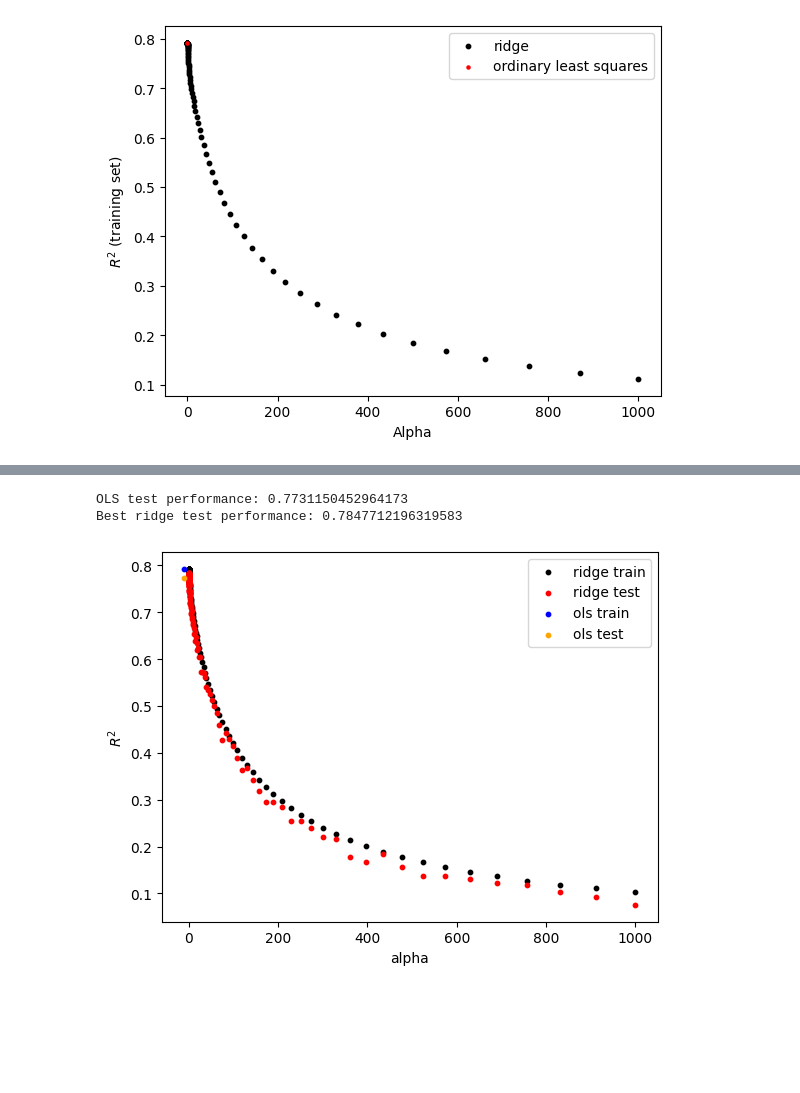
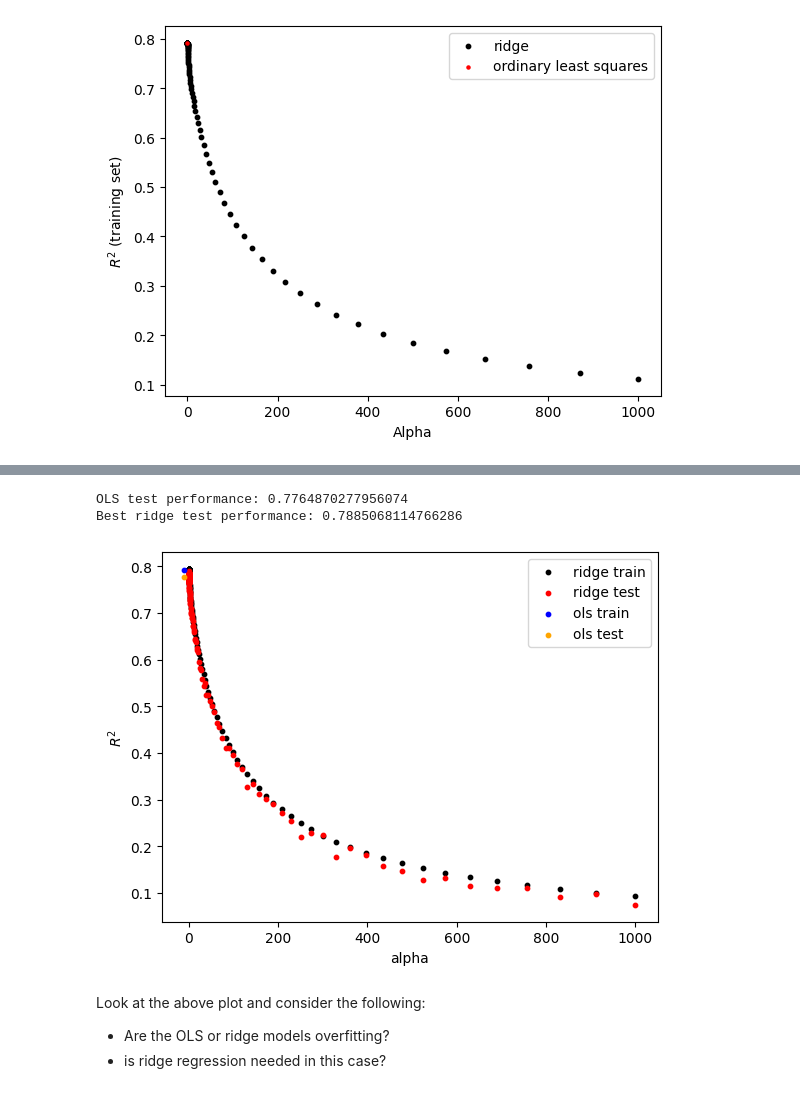
Before and after one commit to churchlandlab/DataSAI_summer_school, a Jupyter notebook: 1_Ridge_Regression.ipynb, the cells around one changed output, grey strips where cells are left out. Cells and saved outputs as stored; diff of their text form; code cells hidden in the pictures; blank space fills up the shorter version.

```diff
--- a/1_Ridge_Regression.ipynb
+++ b/1_Ridge_Regression.ipynb
@@ -65,7 +65,7 @@ print(f'The shape of x is {x.shape}')
 print(f'The shape of y is {y.shape}')
 
 # Plot each of the regressors vs MPG so we have some idea how they relate
-fig,axs = plt.subplots(4,2,figsize=(6,8),dpi=300)
+fig,axs = plt.subplots(4,2,figsize=(6,8),dpi=100)
 for i,ax in enumerate(np.ravel(axs)):
     ax.scatter(x[:,i],y, s=3)
     ax.set_xlabel(PREDICTOR_LABELS[i])
@@ -170,7 +170,7 @@ https://towardsdatascience.com/cross-validation-k-fold-vs-monte-carlo-e54df2fc17
 SKLearn has several useful functions for cross-validation. We will make use of one of them here.
 # %%
 from sklearn.model_selection import KFold
-N_FOLDS = 10
+N_FOLDS = 5
 ALPHAS = 10**np.linspace(-9,3,300)
 
 def k_fold_crossval(x, y, n_folds, scoring_function, fitting_function, **fitting_func_kwargs):
@@ -179,36 +179,40 @@ def k_fold_crossval(x, y, n_folds, scoring_function, fitting_function, **fitting
     test_scores = np.empty((N_FOLDS))
     for j, (train_index, test_index) in enumerate(kf.split(x)):
         x_train, x_test = x[train_index,:], x[test_index,:]
         y_train, y_test = y[train_index], y[test_index]
         betas = fitting_function(x=x_train,y=y_train,**fitting_func_kwargs)
         y_train_predictions = x_train @ betas
         y_test_predictions = x_test @ betas
         train_scores[j] = scoring_function(y_train, y_train_predictions)
         test_scores[j] = scoring_function(y_test, y_test_predictions)
     return np.mean(train_scores), np.mean(test_scores)
 
 train_scores, test_scores = [],[]
 for alpha in ALPHAS:
     train_r2, test_r2 = k_fold_crossval(x, y, N_FOLDS, r_squared_score, ridge_solver, alpha=alpha)
     test_scores.append(test_r2)
     train_scores.append(train_r2)
 
 ols_train_r2, ols_test_r2 = k_fold_crossval(x, y, N_FOLDS, r_squared_score, ols_solver)
 
 plt.scatter(ALPHAS, train_scores, s=10, color='black',label='ridge train')
 plt.scatter(ALPHAS, test_scores, s=10, color='red',label='ridge test')
 plt.scatter(-10, ols_train_r2, s=10, color='blue',label='ols train')
 plt.scatter(-10, ols_test_r2, s=10, color='orange',label='ols test')
 plt.legend()
 plt.xlabel('alpha')
 plt.ylabel('$R^2$')
 
 print(f'OLS test performance: {ols_test_r2}')
 print(f'Best ridge test performance: {np.max(test_scores)}')
 # %% [output]
-OLS test performance: 0.7731150452964173
-Best ridge test performance: 0.7847712196319583
+OLS test performance: 0.7764870277956074
+Best ridge test performance: 0.7885068114766286
-[figure, old version]
+[figure, new version]
+# %% [markdown]
+Look at the above plot and consider the following:
+- Are the OLS or ridge models overfitting?
+- is ridge regression needed in this case?
 # %% [markdown]
 ### Excercise 4: Regression with collinear regressors and underdetermined systems
 
```
Also changed, not shown: parts of 8 cells of this notebook.
